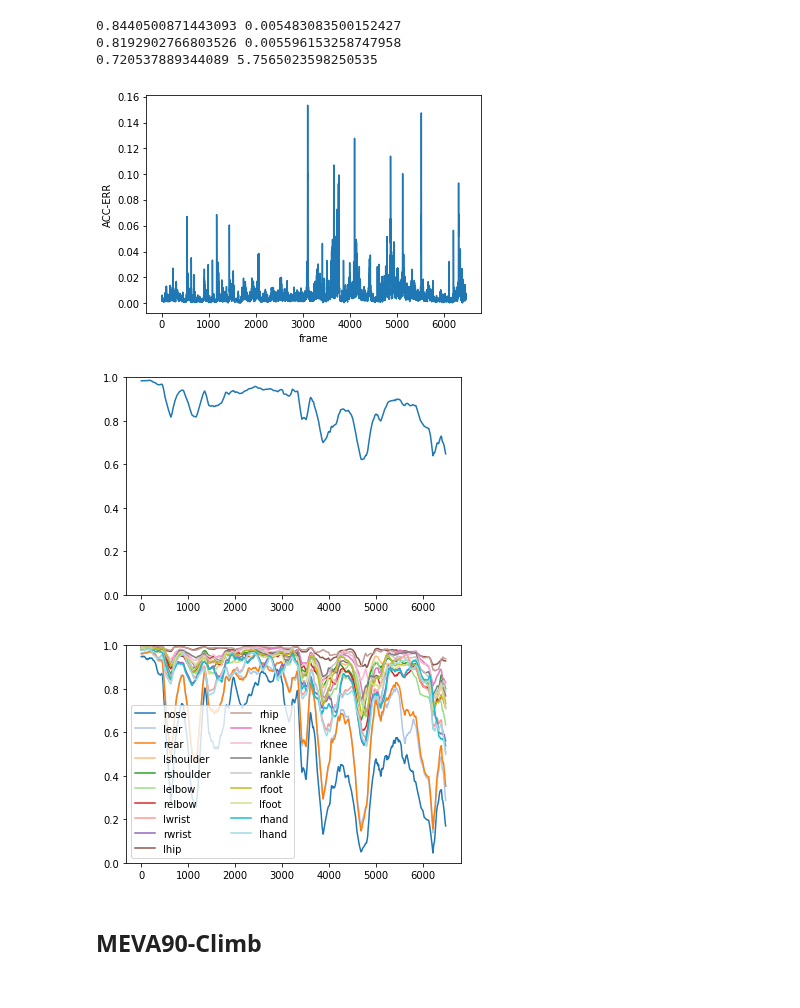
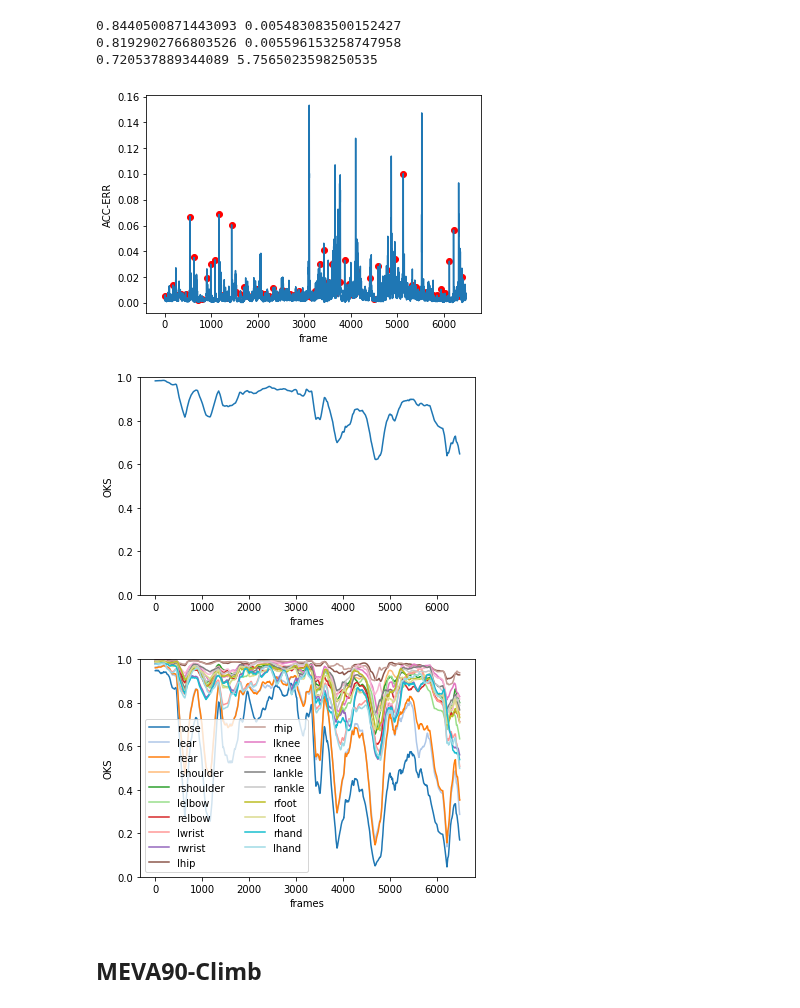
Before and after one commit to 2food/APEC, a Jupyter notebook: meva.ipynb, the cells around one changed output. Drawn from its saved outputs; the diff is of its cells as text; code cells hidden in the pictures.

```diff
--- a/meva.ipynb
+++ b/meva.ipynb
@@ -272,8 +266,8 @@ WARNING: You are using a SMPL model, with only 10 shape coefficients.
 # %% [markdown]
 ## MEVA30
 # %%
-in_folder = '/home/tormod/ucph-erda-home/vae30_meva_results'
-out_folder = '/media/tormod/Den Lille/Thesis/vae30_meva_results'
+in_folder = '/home/tormod/ucph-erda-home/meva30_results'
+out_folder = '/media/tormod/Den Lille/Thesis/meva30_results'
 for vid_name in vid_names:
     res = joblib.load(f'{in_folder}/{vid_name}.pkl')
     vid_idx = data.stripped_names.index(vid_name)
@@ -280,0 +295,7 @@ for vid_name in vid_names:
+# %%
+in_folder = '/home/tormod/ucph-erda-home/meva30_climb_results'
+out_folder = '/media/tormod/Den Lille/Thesis/meva30_climb_results'
+for vid_name in vid_names:
+    res = joblib.load(f'{in_folder}/{vid_name}.pkl')
+    vid_idx = data.stripped_names.index(vid_name)
+    render_vids(cd, res, out_folder, vid_idx)
@@ -283,7 +322,7 @@ for vid_name in vid_names:
 # %%
 vid_folder = '/media/tormod/Den Lille/Thesis/videos'
 def eval_res(split, seq_len=90):
-    cd = data.ClimbingDataset(split, video_folder=vid_folder, preload_all=True)
+    cd = data.ClimbingDataset(split, seq_len=seq_len, video_folder=vid_folder, preload_all=True)
     current_vid_name = ''
     res = []
     scores, acc_errs = [], []
@@ -297,7 +336,7 @@ def eval_res(split, seq_len=90):
             res = joblib.load(f'{in_folder}/{vid_name}.pkl')
             current_vid_name = vid_name
         scales = seq_info['bboxes'][:,-1]
-        scales = np.clip(scales, 1, scales.max())
+        scales = np.clip(scales, 1, max(1, scales.max()))
         frames = seq_info['frames']
         pred_seq = res['joints2d'][vid_seq_idx].copy()
         gt_seq = seq_info['kp_2d']
@@ -329,6 +368,8 @@ def score_per_frame(oks_score, savename=None):
     smooth_oks_score = scipy.ndimage.convolve(oks_score, np.ones((conv_N, 1))/conv_N, mode='mirror')
     plt.plot(smooth_oks_score.mean(axis=1))
     plt.ylim((0,1))
+    plt.ylabel('OKS')
+    plt.xlabel('frames')
     if savename:
         plt.savefig(savename, bbox_inches='tight', dpi=100)
 
@@ -345,6 +386,8 @@ def score_per_joint_per_frame(oks_score, savename=None):
         plt.plot(j_oks, label=coco_joint_names[j], color=colors[j])
     plt.legend(loc='lower left', ncol=2)
     plt.ylim((0,1))
+    plt.ylabel('OKS')
+    plt.xlabel('frames')
     if savename:
         plt.savefig(savename, bbox_inches='tight', dpi=100)
 
@@ -376,19 +419,21 @@ print(oks_train.mean(), np.abs(acc_err_train).mean())
 0.720537889344089 5.7565023598250535
 # %%
 plt.plot(np.abs(acc_err_testval).mean(axis=1))
+x = np.arange(0,len(acc_err_testval), 90)
+plt.scatter(x, np.abs(acc_err_testval[::90]).mean(axis=1), c='r')
 plt.xlabel('frame')
 plt.ylabel('ACC-ERR')
 plt.savefig(f'{model_name}-acc-err.png', bbox_inches='tight', dpi=100)
 # %% [output]
-[figure, old version]
+[figure, new version]
 # %%
 score_per_frame(oks_testval, savename=f'{model_name}-oks.png')
 # %% [output]
-[figure, old version]
+[figure, new version]
 # %%
 score_per_joint_per_frame(oks_testval, savename=f'{model_name}-oks-joints.png')
 # %% [output]
-[figure, old version]
+[figure, new version]
 # %% [markdown]
 ## MEVA90-Climb
 # %%
```
Also changed, not shown: parts of 34 cells of this notebook, 4 other files.
